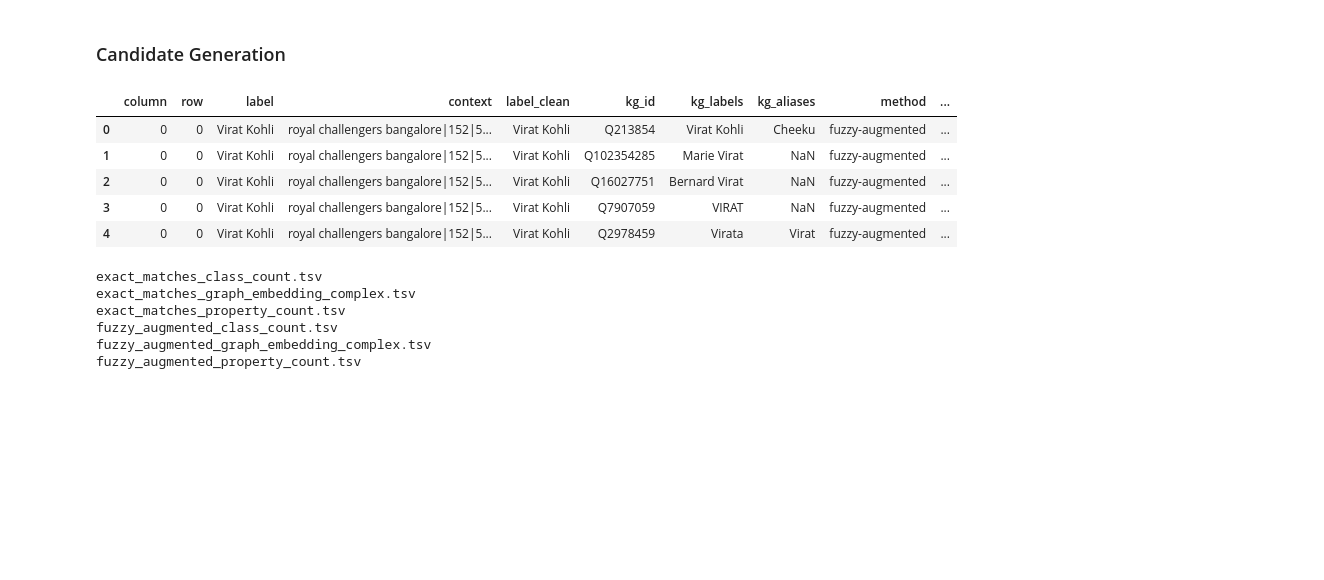
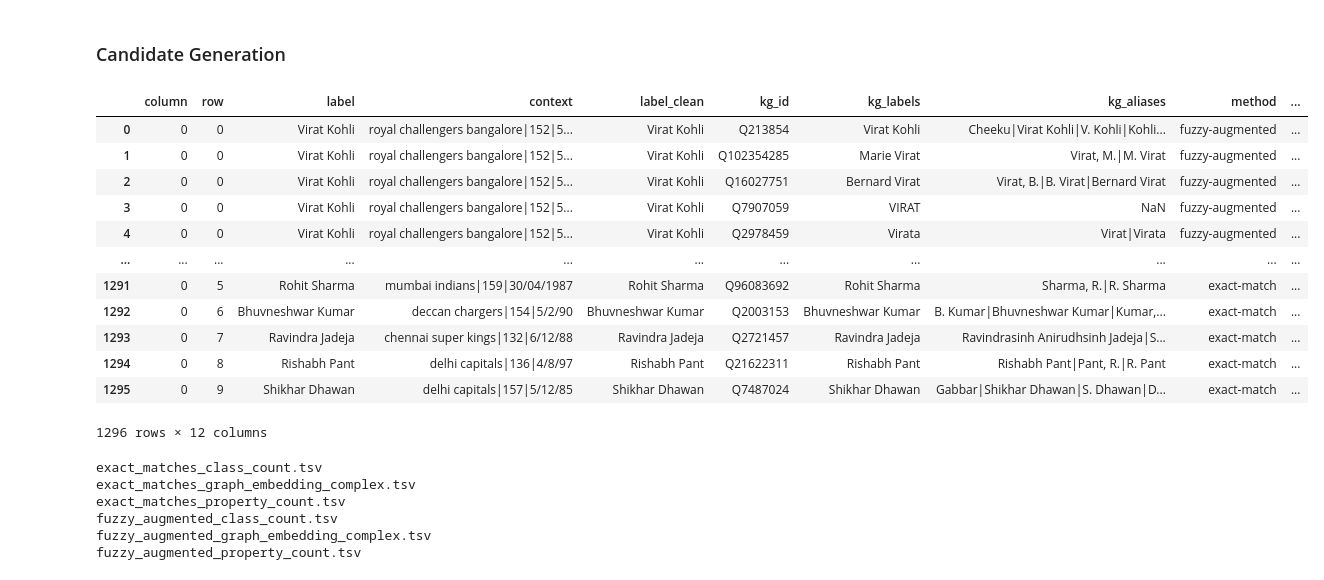
Before and after one commit to nicklein/table-linker-pipelines, a Jupyter notebook: table-linker-full-pipeline/lof-full-pipeline.ipynb, the cells around one changed output. Drawn from its saved outputs; the diff is of its cells as text; code cells hidden in the pictures; blank space fills up the shorter version.

```diff
--- a/table-linker-full-pipeline/lof-full-pipeline.ipynb
+++ b/table-linker-full-pipeline/lof-full-pipeline.ipynb
@@ -81,14 +82,21 @@ for field in aux_field.split(','):
     aux_df = pd.concat(aux_list).drop_duplicates(subset=['qnode']).rename(columns={field: column_rename_dict[field]})
     aux_df.to_csv(f'{HOME_DIR}/temp/{field}.tsv', sep='\t', index=False)
 # %%
-pd.read_csv(candidate_file_path, nrows=5)
+pd.read_csv(candidate_file_path)
 # %% [output]
 |  | column | row | label | context | label_clean | kg_id | kg_labels | kg_aliases | method | ... |
-| 0 | 0 | 0 | Virat Kohli | royal challengers bangalore|152|5... | Virat Kohli | Q213854 | Virat Kohli | Cheeku | fuzzy-augmented | ... |
-| 1 | 0 | 0 | Virat Kohli | royal challengers bangalore|152|5... | Virat Kohli | Q102354285 | Marie Virat | NaN | fuzzy-augmented | ... |
-| 2 | 0 | 0 | Virat Kohli | royal challengers bangalore|152|5... | Virat Kohli | Q16027751 | Bernard Virat | NaN | fuzzy-augmented | ... |
+| 0 | 0 | 0 | Virat Kohli | royal challengers bangalore|152|5... | Virat Kohli | Q213854 | Virat Kohli | Cheeku|Virat Kohli|V. Kohli|Kohli... | fuzzy-augmented | ... |
+| 1 | 0 | 0 | Virat Kohli | royal challengers bangalore|152|5... | Virat Kohli | Q102354285 | Marie Virat | Virat, M.|M. Virat | fuzzy-augmented | ... |
+| 2 | 0 | 0 | Virat Kohli | royal challengers bangalore|152|5... | Virat Kohli | Q16027751 | Bernard Virat | Virat, B.|B. Virat|Bernard Virat | fuzzy-augmented | ... |
 | 3 | 0 | 0 | Virat Kohli | royal challengers bangalore|152|5... | Virat Kohli | Q7907059 | VIRAT | NaN | fuzzy-augmented | ... |
-| 4 | 0 | 0 | Virat Kohli | royal challengers bangalore|152|5... | Virat Kohli | Q2978459 | Virata | Virat | fuzzy-augmented | ... |
+| 4 | 0 | 0 | Virat Kohli | royal challengers bangalore|152|5... | Virat Kohli | Q2978459 | Virata | Virat|Virata | fuzzy-augmented | ... |
+| ... | ... | ... | ... | ... | ... | ... | ... | ... | ... | ... |
+| 1291 | 0 | 5 | Rohit Sharma | mumbai indians|159|30/04/1987 | Rohit Sharma | Q96083692 | Rohit Sharma | Sharma, R.|R. Sharma | exact-match | ... |
+| 1292 | 0 | 6 | Bhuvneshwar Kumar | deccan chargers|154|5/2/90 | Bhuvneshwar Kumar | Q2003153 | Bhuvneshwar Kumar | B. Kumar|Bhuvneshwar Kumar|Kumar,... | exact-match | ... |
+| 1293 | 0 | 7 | Ravindra Jadeja | chennai super kings|132|6/12/88 | Ravindra Jadeja | Q2721457 | Ravindra Jadeja | Ravindrasinh Anirudhsinh Jadeja|S... | exact-match | ... |
+| 1294 | 0 | 8 | Rishabh Pant | delhi capitals|136|4/8/97 | Rishabh Pant | Q21622311 | Rishabh Pant | Rishabh Pant|Pant, R.|R. Pant | exact-match | ... |
+| 1295 | 0 | 9 | Shikhar Dhawan | delhi capitals|157|5/12/85 | Shikhar Dhawan | Q7487024 | Shikhar Dhawan | Gabbar|Shikhar Dhawan|S. Dhawan|D... | exact-match | ... |
+1296 rows × 12 columns
 # %%
 !ls $temp_dir
 # %% [output]
```
Also changed, not shown: parts of 2 cells of this notebook, 2 other files.
